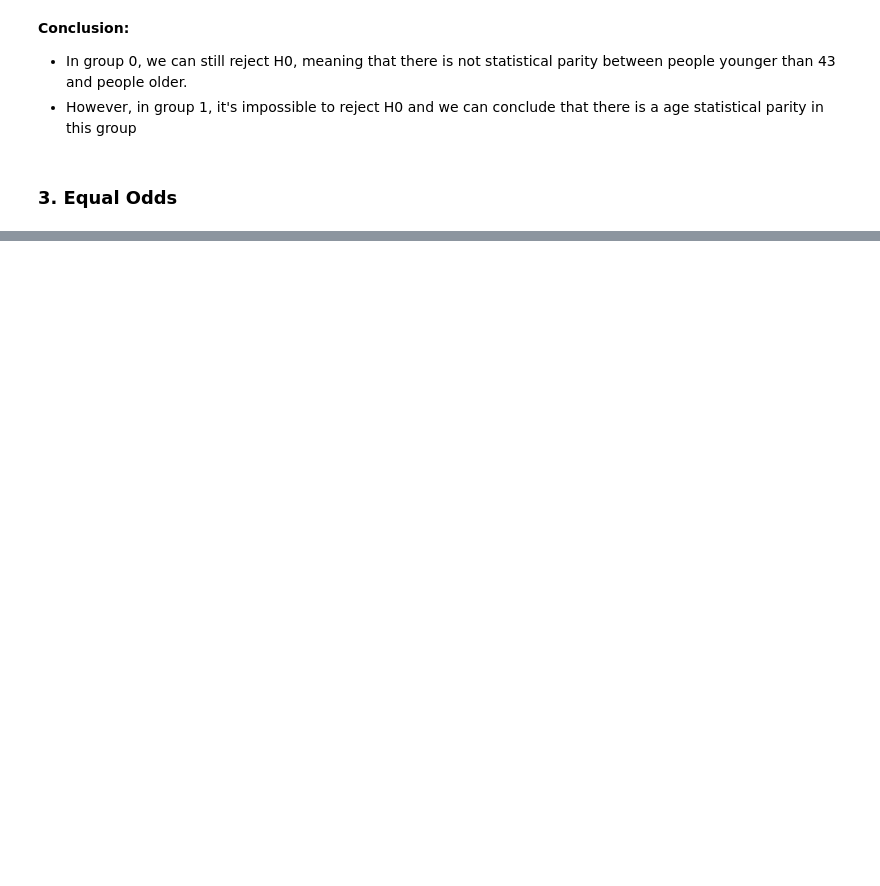
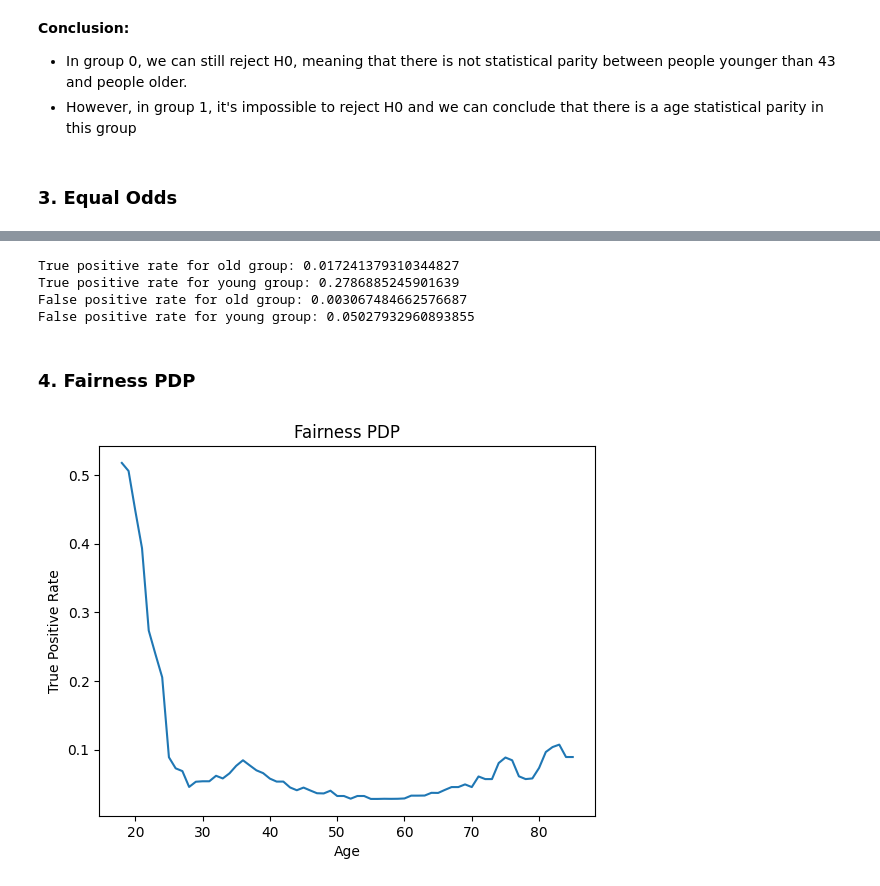
Before and after one commit to Martin-Qvr/XAI-Fairness, a Jupyter notebook: fairness.ipynb, the cells around one changed output, grey strips where cells are left out. Cells and saved outputs as stored; diff of their text form; code cells hidden in the pictures; blank space fills up the shorter version.

Commit message:
Fairness PDP

```diff
--- a/fairness.ipynb
+++ b/fairness.ipynb
@@ -251,0 +248,32 @@ array([[661,   2],
+# %%
+print(f"True positive rate for old group: {TPR_old}")
+print(f"True positive rate for young group: {TPR_young}")
+
+print(f"False positive rate for old group: {FPR_old}")
+print(f"False positive rate for young group: {FPR_young}")
+# %% [output]
+True positive rate for old group: 0.017241379310344827
+True positive rate for young group: 0.2786885245901639
+False positive rate for old group: 0.003067484662576687
+False positive rate for young group: 0.05027932960893855
+# %% [markdown]
+### 4. Fairness PDP
+# %%
+tprs = []
+ages = [age for age in range(min(X_test['Age'].values), max(X_test['Age'].values) + 1)]
+for age in ages:
+    to_test = X_test.copy()
+    to_test['Age'] = age
+    preds = rf_tuned.predict(to_test)
+    cf = confusion_matrix(y_test, preds)
+    TN, TP, FN, FP = cf.ravel()
+    TPR = TP/(TP + FN)
+    tprs.append(TPR)
+# %%
+fig, axes = plt.subplots(1, 1)
+plt.title("Fairness PDP")
+plt.ylabel("True Positive Rate")
+plt.xlabel("Age")
+_ = plt.plot(ages, tprs)
+# %% [output]
+[figure, added]
```
Also changed, not shown: parts of 11 cells of this notebook.
